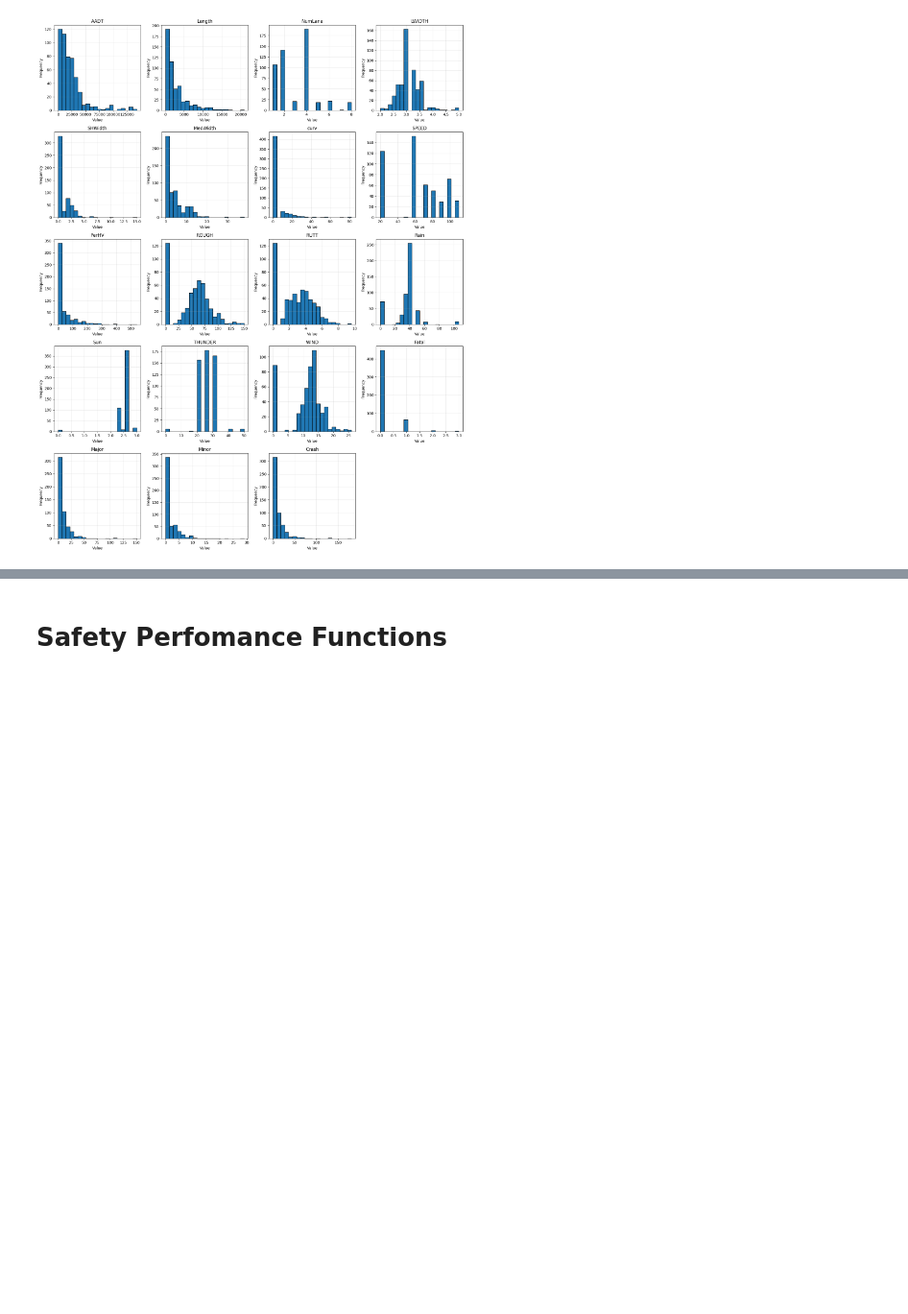
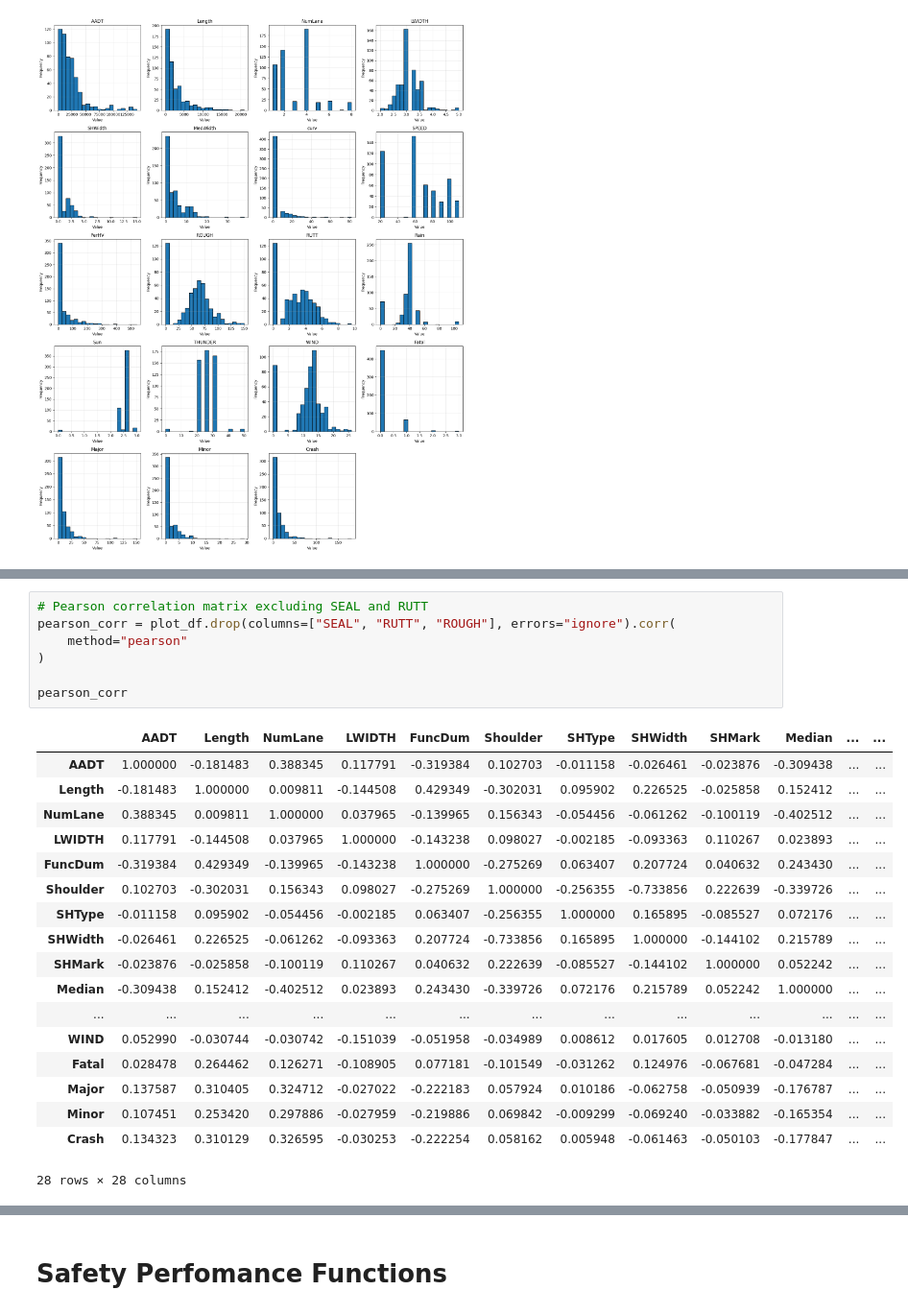
Before and after one commit to nhollnagel/Traffic_Safety_G4, a Jupyter notebook: Part_b.ipynb, the cells around one changed output, grey strips where cells are left out. Shown at 96% size. Saved outputs shown, nothing was run; the diff lists cells and outputs as text; blank space fills up the shorter version.

```diff
--- a/Part_b.ipynb
+++ b/Part_b.ipynb
@@ -85,3 +87,29 @@ pearson_corr
+# %%
+# Pearson correlation matrix excluding SEAL and RUTT
+pearson_corr = plot_df.drop(columns=["SEAL", "RUTT", "ROUGH"], errors="ignore").corr(
+    method="pearson"
+)
+
+pearson_corr
+# %% [output]
+|  | AADT | Length | NumLane | LWIDTH | FuncDum | Shoulder | SHType | SHWidth | SHMark | Median | ... | ... |
+| AADT | 1.000000 | -0.181483 | 0.388345 | 0.117791 | -0.319384 | 0.102703 | -0.011158 | -0.026461 | -0.023876 | -0.309438 | ... | ... |
+| Length | -0.181483 | 1.000000 | 0.009811 | -0.144508 | 0.429349 | -0.302031 | 0.095902 | 0.226525 | -0.025858 | 0.152412 | ... | ... |
+| NumLane | 0.388345 | 0.009811 | 1.000000 | 0.037965 | -0.139965 | 0.156343 | -0.054456 | -0.061262 | -0.100119 | -0.402512 | ... | ... |
+| LWIDTH | 0.117791 | -0.144508 | 0.037965 | 1.000000 | -0.143238 | 0.098027 | -0.002185 | -0.093363 | 0.110267 | 0.023893 | ... | ... |
+| FuncDum | -0.319384 | 0.429349 | -0.139965 | -0.143238 | 1.000000 | -0.275269 | 0.063407 | 0.207724 | 0.040632 | 0.243430 | ... | ... |
+| Shoulder | 0.102703 | -0.302031 | 0.156343 | 0.098027 | -0.275269 | 1.000000 | -0.256355 | -0.733856 | 0.222639 | -0.339726 | ... | ... |
+| SHType | -0.011158 | 0.095902 | -0.054456 | -0.002185 | 0.063407 | -0.256355 | 1.000000 | 0.165895 | -0.085527 | 0.072176 | ... | ... |
+| SHWidth | -0.026461 | 0.226525 | -0.061262 | -0.093363 | 0.207724 | -0.733856 | 0.165895 | 1.000000 | -0.144102 | 0.215789 | ... | ... |
+| SHMark | -0.023876 | -0.025858 | -0.100119 | 0.110267 | 0.040632 | 0.222639 | -0.085527 | -0.144102 | 1.000000 | 0.052242 | ... | ... |
+| Median | -0.309438 | 0.152412 | -0.402512 | 0.023893 | 0.243430 | -0.339726 | 0.072176 | 0.215789 | 0.052242 | 1.000000 | ... | ... |
+| ... | ... | ... | ... | ... | ... | ... | ... | ... | ... | ... | ... | ... |
+| WIND | 0.052990 | -0.030744 | -0.030742 | -0.151039 | -0.051958 | -0.034989 | 0.008612 | 0.017605 | 0.012708 | -0.013180 | ... | ... |
+| Fatal | 0.028478 | 0.264462 | 0.126271 | -0.108905 | 0.077181 | -0.101549 | -0.031262 | 0.124976 | -0.067681 | -0.047284 | ... | ... |
+| Major | 0.137587 | 0.310405 | 0.324712 | -0.027022 | -0.222183 | 0.057924 | 0.010186 | -0.062758 | -0.050939 | -0.176787 | ... | ... |
+| Minor | 0.107451 | 0.253420 | 0.297886 | -0.027959 | -0.219886 | 0.069842 | -0.009299 | -0.069240 | -0.033882 | -0.165354 | ... | ... |
+| Crash | 0.134323 | 0.310129 | 0.326595 | -0.030253 | -0.222254 | 0.058162 | 0.005948 | -0.061463 | -0.050103 | -0.177847 | ... | ... |
+28 rows × 28 columns
 # %%
 plt.figure(figsize=(18, 16))
 sns.heatmap(
```
Also changed, not shown: parts of 13 cells of this notebook.
